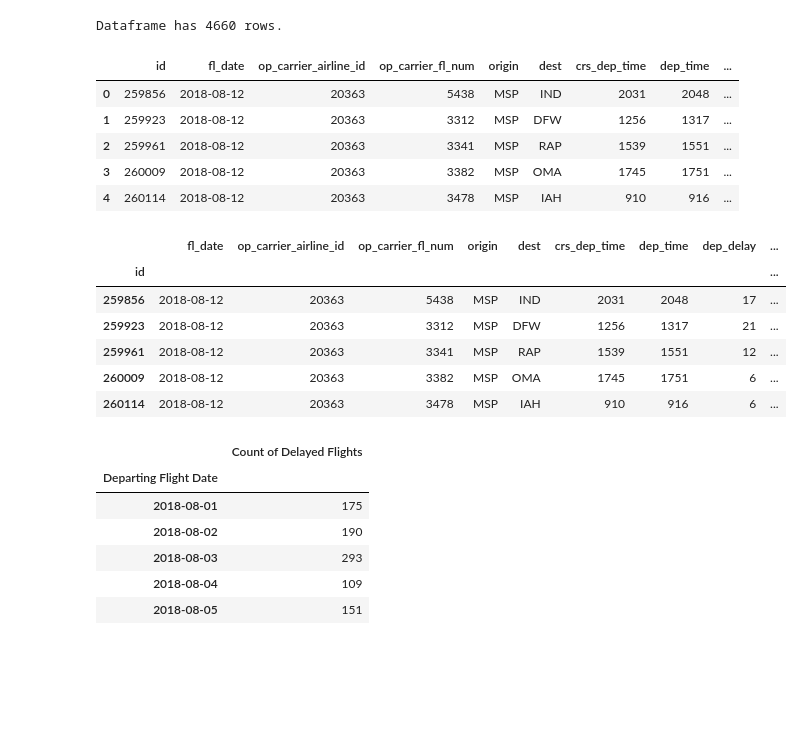
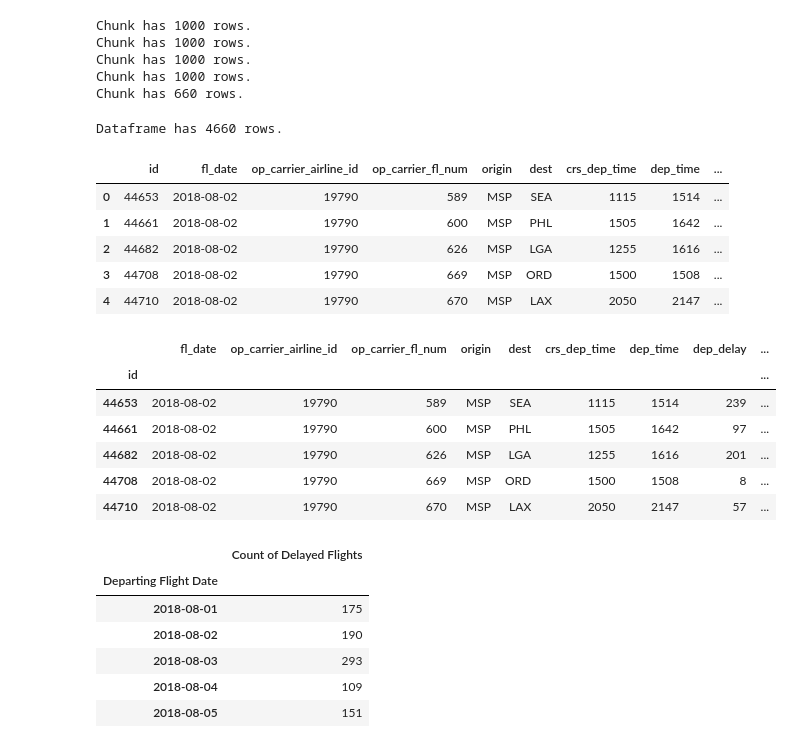
Before and after one commit to DKogge/airport, a Jupyter notebook: visualization.ipynb, the cells around one changed output. Cells and saved outputs as stored; diff of their text form; code cells hidden in the pictures; blank space fills up the shorter version.

```diff
--- a/visualization.ipynb
+++ b/visualization.ipynb
@@ -7,31 +5,46 @@ import matplotlib.pyplot as plt
 # %%
 engine = create_engine(f"postgresql://postgres:postgres@localhost:5432/airline_db")
 
+# Initialize list to store in chunks
+results = []
+
+# stream results from postgres
 with engine.connect().execution_options(stream_results=True) as conn:
-    for aug_2018_df in pd.read_sql("select * from august_2018 where dep_delay > 0 and origin = 'MSP'", conn, chunksize=5000):
-        print(f"Dataframe has {len(aug_2018_df)} rows.")
+    for chunk in pd.read_sql("select * from august_2018 where dep_delay > 0 and origin = 'MSP'", conn, chunksize=1000):
+        results.append(chunk)
+        print(f"Chunk has {len(chunk)} rows.")
+
+# concatenate the list of chunks into a single dataframe
+aug_2018_df = pd.concat(results, ignore_index=True)
 # %% [output]
-Dataframe has 4660 rows.
+Chunk has 1000 rows.
+Chunk has 1000 rows.
+Chunk has 1000 rows.
+Chunk has 1000 rows.
+Chunk has 660 rows.
+# %%
+print(f"Dataframe has {len(aug_2018_df)} rows.")
+# %% [output]
+Dataframe has 4660 rows.
 # %%
 aug_2018_df.head()
 # %% [output]
 |  | id | fl_date | op_carrier_airline_id | op_carrier_fl_num | origin | dest | crs_dep_time | dep_time | ... |
-| 0 | 259856 | 2018-08-12 | 20363 | 5438 | MSP | IND | 2031 | 2048 | ... |
-| 1 | 259923 | 2018-08-12 | 20363 | 3312 | MSP | DFW | 1256 | 1317 | ... |
-| 2 | 259961 | 2018-08-12 | 20363 | 3341 | MSP | RAP | 1539 | 1551 | ... |
-| 3 | 260009 | 2018-08-12 | 20363 | 3382 | MSP | OMA | 1745 | 1751 | ... |
-| 4 | 260114 | 2018-08-12 | 20363 | 3478 | MSP | IAH | 910 | 916 | ... |
+| 0 | 44653 | 2018-08-02 | 19790 | 589 | MSP | SEA | 1115 | 1514 | ... |
+| 1 | 44661 | 2018-08-02 | 19790 | 600 | MSP | PHL | 1505 | 1642 | ... |
+| 2 | 44682 | 2018-08-02 | 19790 | 626 | MSP | LGA | 1255 | 1616 | ... |
+| 3 | 44708 | 2018-08-02 | 19790 | 669 | MSP | ORD | 1500 | 1508 | ... |
+| 4 | 44710 | 2018-08-02 | 19790 | 670 | MSP | LAX | 2050 | 2147 | ... |
 # %%
-delays = aug_2018_df.loc[(aug_2018_df["dep_delay"] > 0) & (aug_2018_df["origin"] == 'MSP')]
-# delays = aug_2018_df
+delays = aug_2018_df
 delays.set_index("id", inplace=True)
 delays.head()
 # %% [output]
 |  | fl_date | op_carrier_airline_id | op_carrier_fl_num | origin | dest | crs_dep_time | dep_time | dep_delay | ... |
 | id |  |  |  |  |  |  |  |  | ... |
-| 259856 | 2018-08-12 | 20363 | 5438 | MSP | IND | 2031 | 2048 | 17 | ... |
-| 259923 | 2018-08-12 | 20363 | 3312 | MSP | DFW | 1256 | 1317 | 21 | ... |
-| 259961 | 2018-08-12 | 20363 | 3341 | MSP | RAP | 1539 | 1551 | 12 | ... |
-| 260009 | 2018-08-12 | 20363 | 3382 | MSP | OMA | 1745 | 1751 | 6 | ... |
-| 260114 | 2018-08-12 | 20363 | 3478 | MSP | IAH | 910 | 916 | 6 | ... |
+| 44653 | 2018-08-02 | 19790 | 589 | MSP | SEA | 1115 | 1514 | 239 | ... |
+| 44661 | 2018-08-02 | 19790 | 600 | MSP | PHL | 1505 | 1642 | 97 | ... |
+| 44682 | 2018-08-02 | 19790 | 626 | MSP | LGA | 1255 | 1616 | 201 | ... |
+| 44708 | 2018-08-02 | 19790 | 669 | MSP | ORD | 1500 | 1508 | 8 | ... |
+| 44710 | 2018-08-02 | 19790 | 670 | MSP | LAX | 2050 | 2147 | 57 | ... |
 # %%
```
Also changed, not shown: parts of 3 cells of this notebook.
